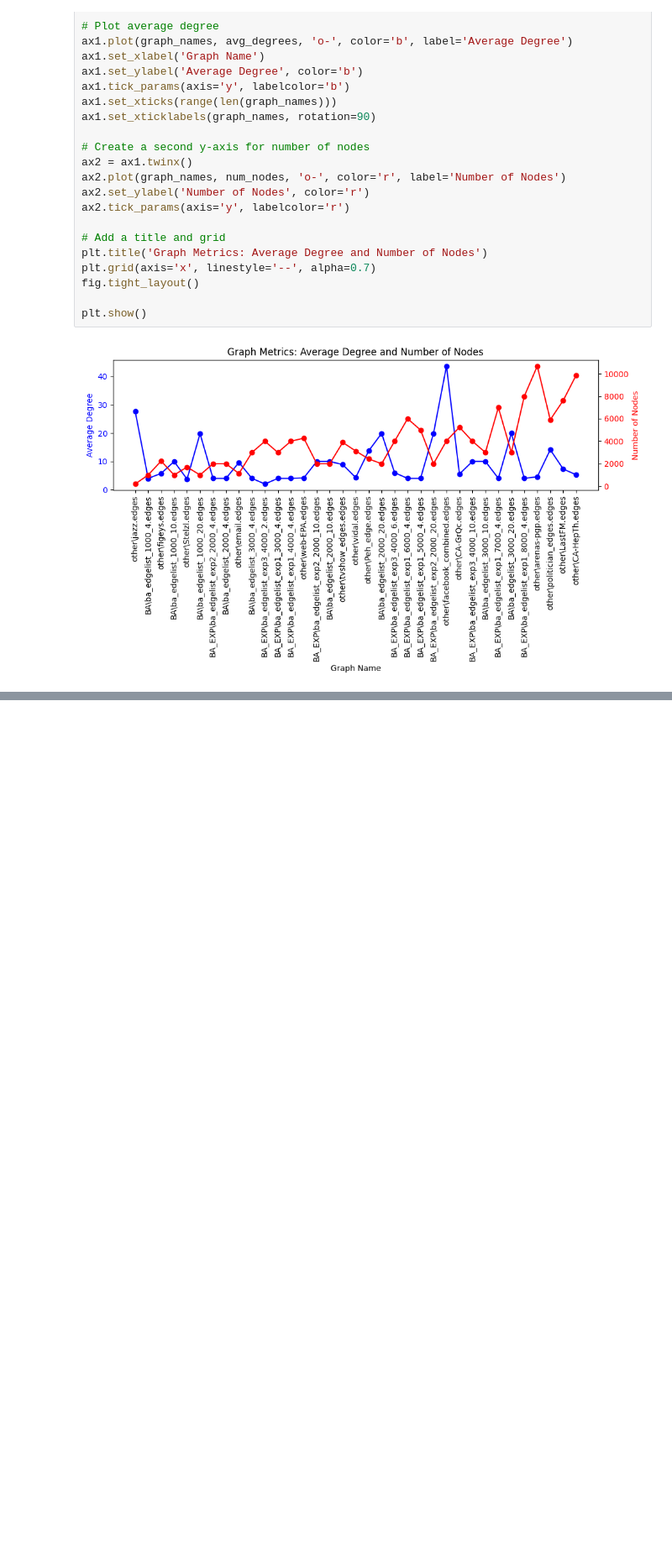
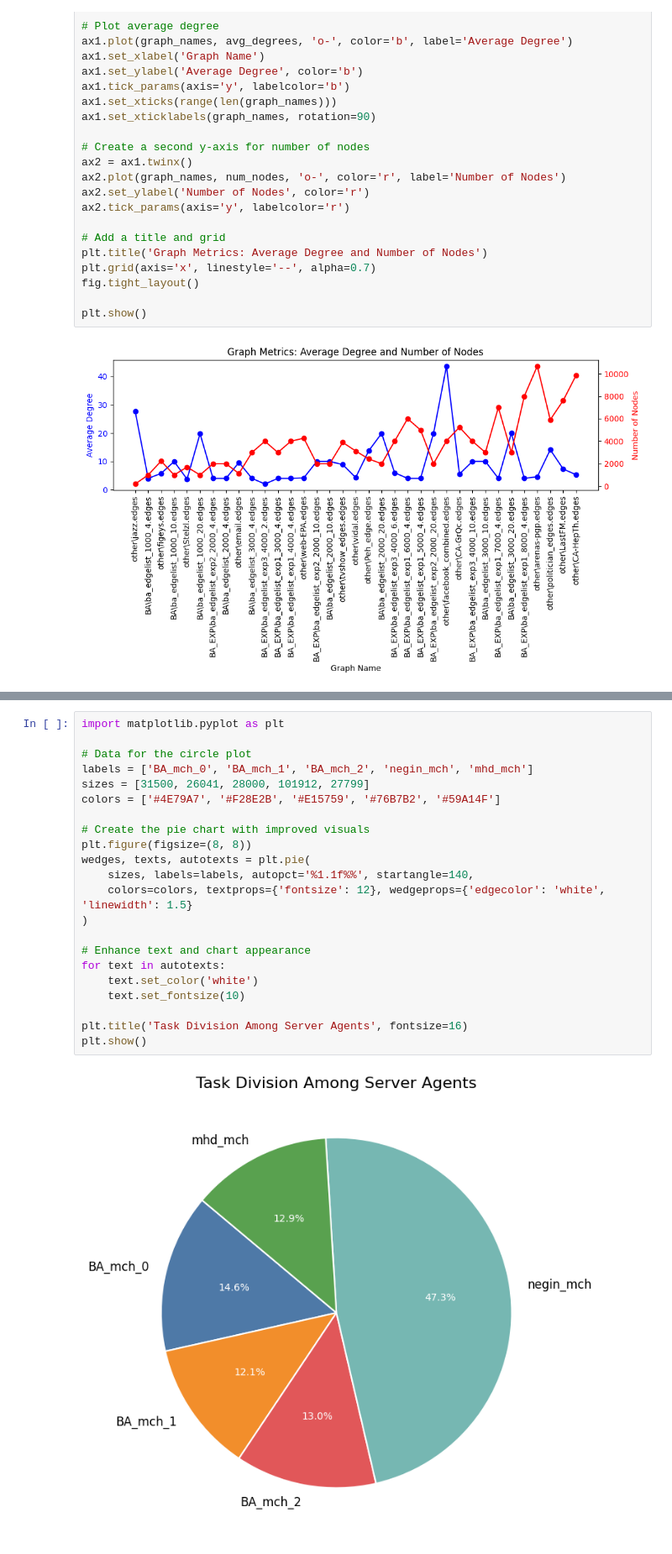
Before and after one commit to neginkheirmand/influential-node-ranking-in-complex-networks, a Jupyter notebook: sir-sim-analisys.ipynb, the cells around one changed output, grey strips where cells are left out. Shown at 84% size. Saved outputs shown, nothing was run; the diff lists cells and outputs as text; blank space fills up the shorter version.

```diff
--- a/sir-sim-analisys.ipynb
+++ b/sir-sim-analisys.ipynb
@@ -622,0 +658,24 @@ plt.show()
+# %%
+import matplotlib.pyplot as plt
+
+# Data for the circle plot
+labels = ['BA_mch_0', 'BA_mch_1', 'BA_mch_2', 'negin_mch', 'mhd_mch']
+sizes = [31500, 26041, 28000, 101912, 27799]
+colors = ['#4E79A7', '#F28E2B', '#E15759', '#76B7B2', '#59A14F']
+
+# Create the pie chart with improved visuals
+plt.figure(figsize=(8, 8))
+wedges, texts, autotexts = plt.pie(
+    sizes, labels=labels, autopct='%1.1f%%', startangle=140,
+    colors=colors, textprops={'fontsize': 12}, wedgeprops={'edgecolor': 'white', 'linewidth': 1.5}
+)
+
+# Enhance text and chart appearance
+for text in autotexts:
+    text.set_color('white')
+    text.set_fontsize(10)
+
+plt.title('Task Division Among Server Agents', fontsize=16)
+plt.show()
+# %% [output]
+[figure, added]
```
Also changed, not shown: parts of 4 cells of this notebook, 28 other files.
